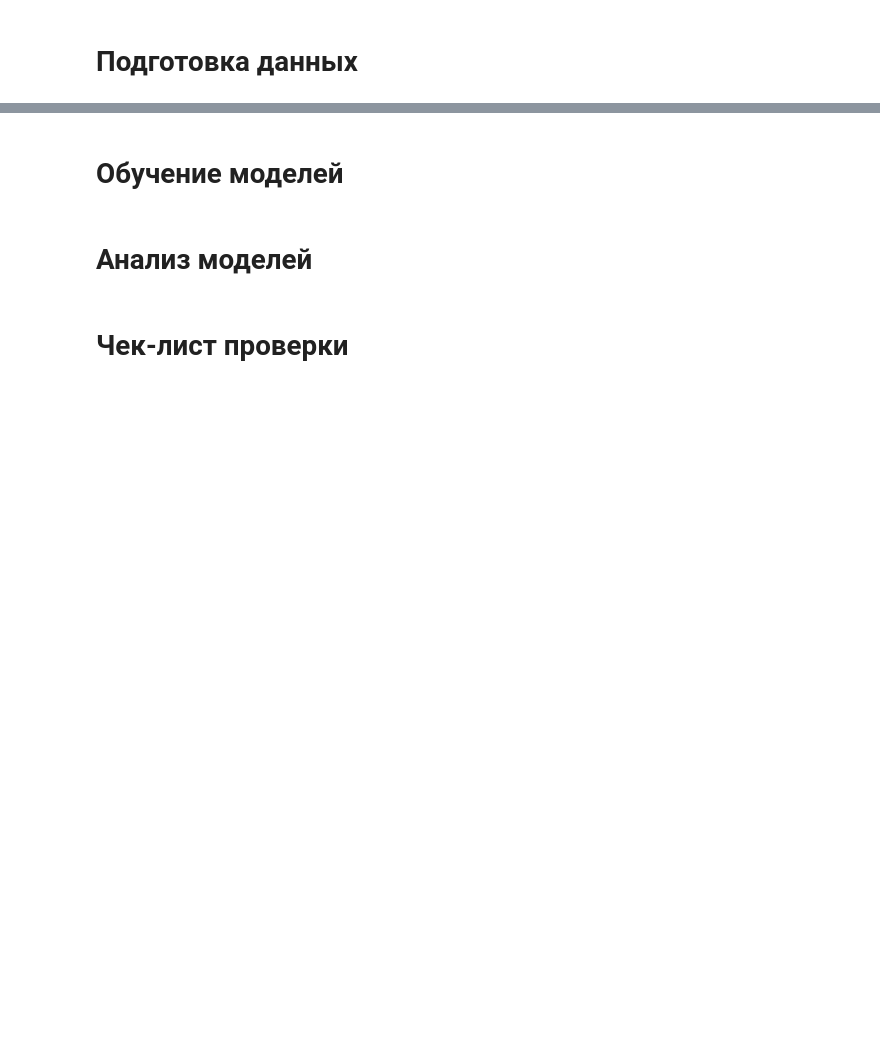
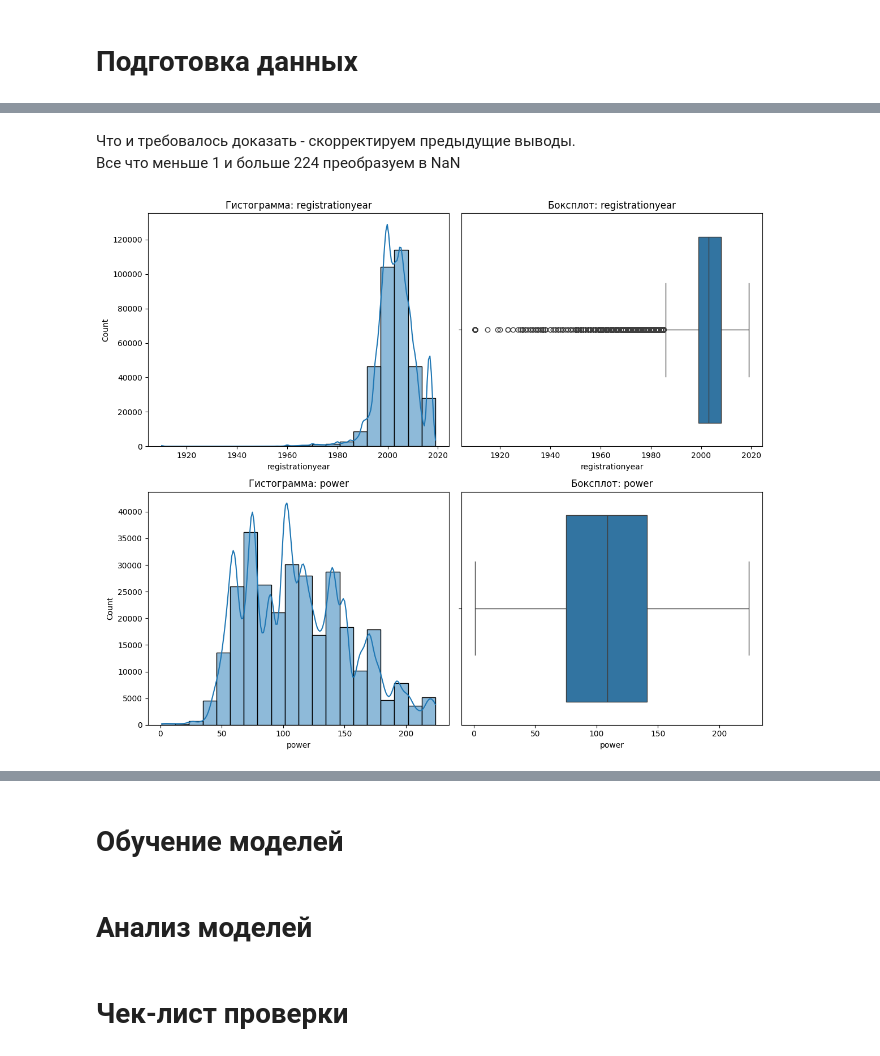
Before and after one commit to Ankudar/yandex_practicum_ds, a Jupyter notebook: 10) Chislennie_metodi/15d5adf9-246c-4b56-a6a8-43d94bd8231e.ipynb, the cells around one changed output, grey strips where cells are left out. Cells and saved outputs as stored; diff of their text form; code cells hidden in the pictures; blank space fills up the shorter version.

```diff
--- a/10) Chislennie_metodi/15d5adf9-246c-4b56-a6a8-43d94bd8231e.ipynb
+++ b/10) Chislennie_metodi/15d5adf9-246c-4b56-a6a8-43d94bd8231e.ipynb
@@ -14,0 +438,12 @@
+# %% [markdown]
+Что и требовалось доказать - скорректируем предыдущие выводы.
+Все что меньше 1 и больше 224 преобразуем в NaN
+# %%
+# сказано - сделано
+now_year = datetime.now().year
+df.loc[(df["registrationyear"] < 1910) | (df["registrationyear"] > now_year), "registrationyear"] = np.nan
+df.loc[(df["power"] < 1) | (df["power"] > 224), "power"] = np.nan
+# %%
+plot_combined(df, col=["registrationyear", "power"], target=None, col_type=None, legend_loc='best')
+# %% [output]
+[figure, added]
```
Also changed, not shown: parts of 32 cells of this notebook, 1 other file.
